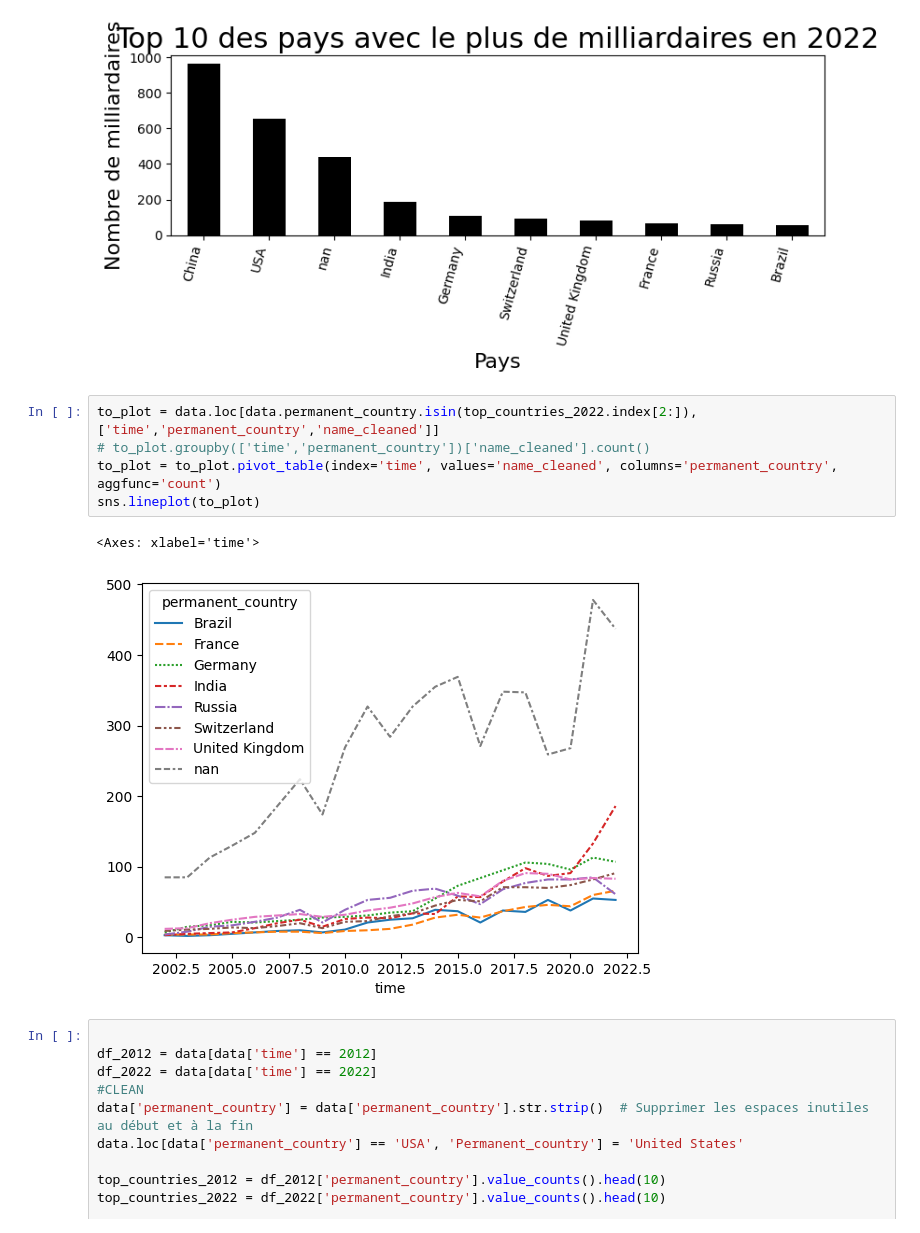
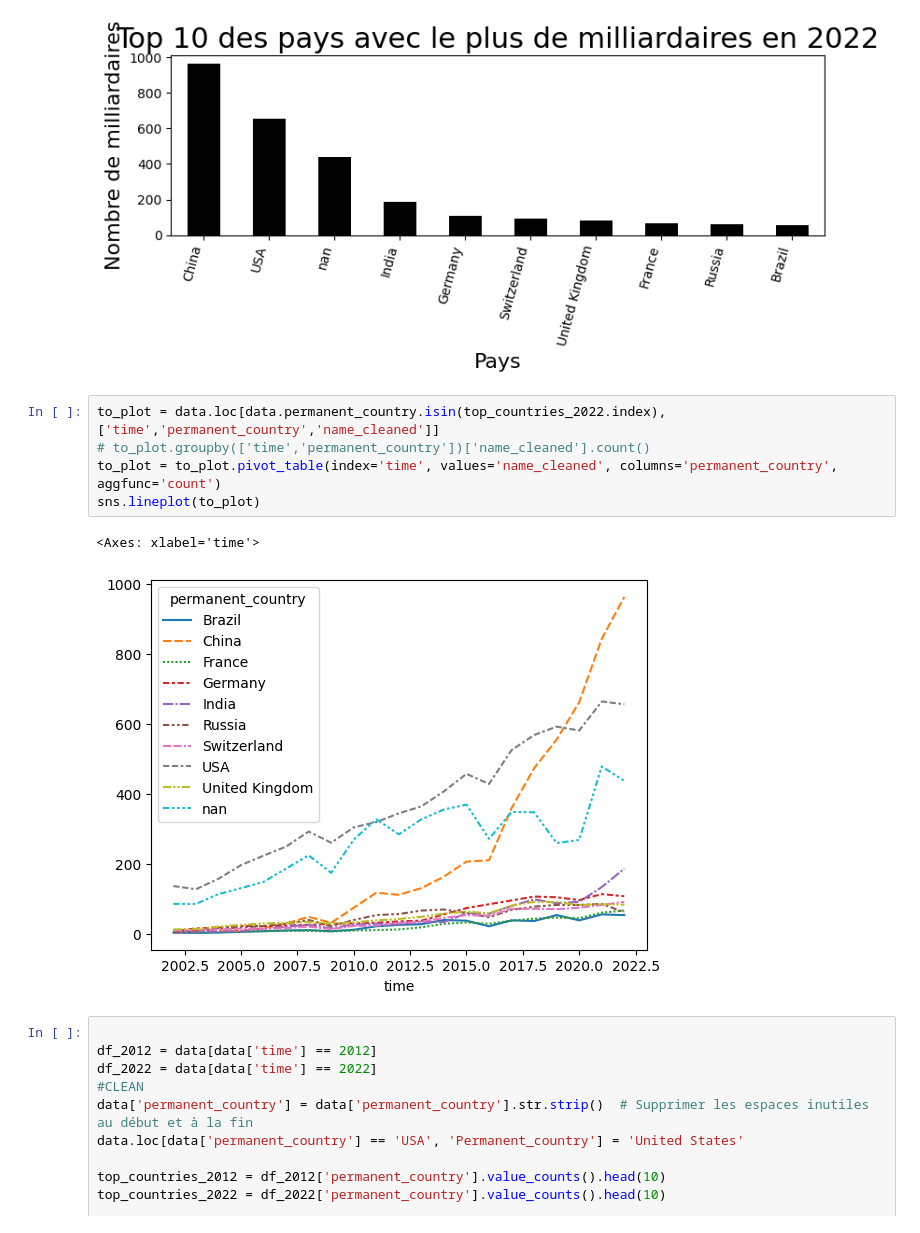
Before and after one commit to BrunetAlexis/Brief_2_Simplon, a Jupyter notebook: Simplon_Brief_Yasemin.ipynb, the cells around one changed output. Saved outputs shown, nothing was run; the diff lists cells and outputs as text.

Commit message:
Cleaned Notebook

```diff
--- a/Simplon_Brief_Yasemin.ipynb
+++ b/Simplon_Brief_Yasemin.ipynb
@@ -241,13 +241,13 @@ plt.show()
 # %% [output]
 [figure]
 # %%
-to_plot = data.loc[data.permanent_country.isin(top_countries_2022.index[2:]),['time','permanent_country','name_cleaned']]
+to_plot = data.loc[data.permanent_country.isin(top_countries_2022.index),['time','permanent_country','name_cleaned']]
 # to_plot.groupby(['time','permanent_country'])['name_cleaned'].count()
 to_plot = to_plot.pivot_table(index='time', values='name_cleaned', columns='permanent_country', aggfunc='count')
 sns.lineplot(to_plot)
 # %% [output]
 <Axes: xlabel='time'>
-[figure, old version]
+[figure, new version]
 # %%
 
 df_2012 = data[data['time'] == 2012]
```
Also changed, not shown: parts of 4 cells of this notebook, 1 other file.
